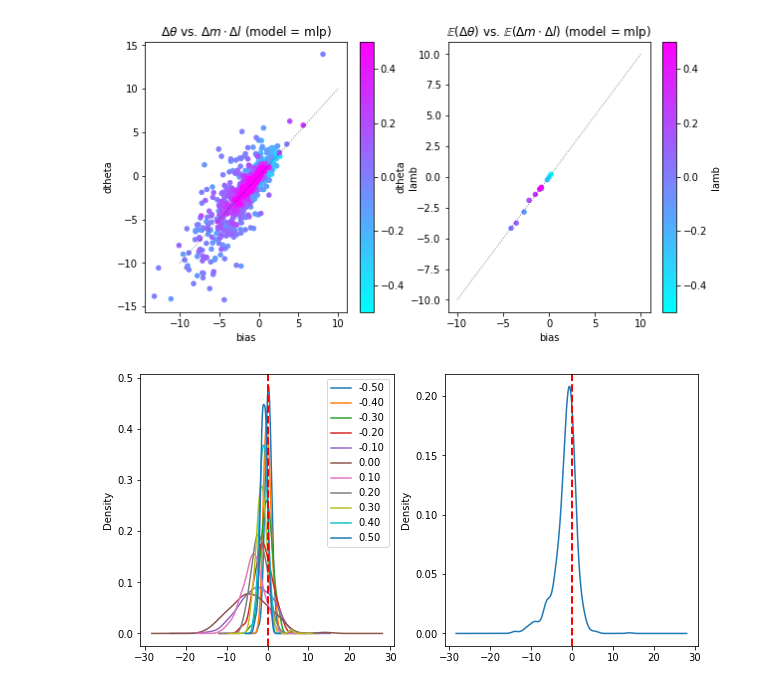
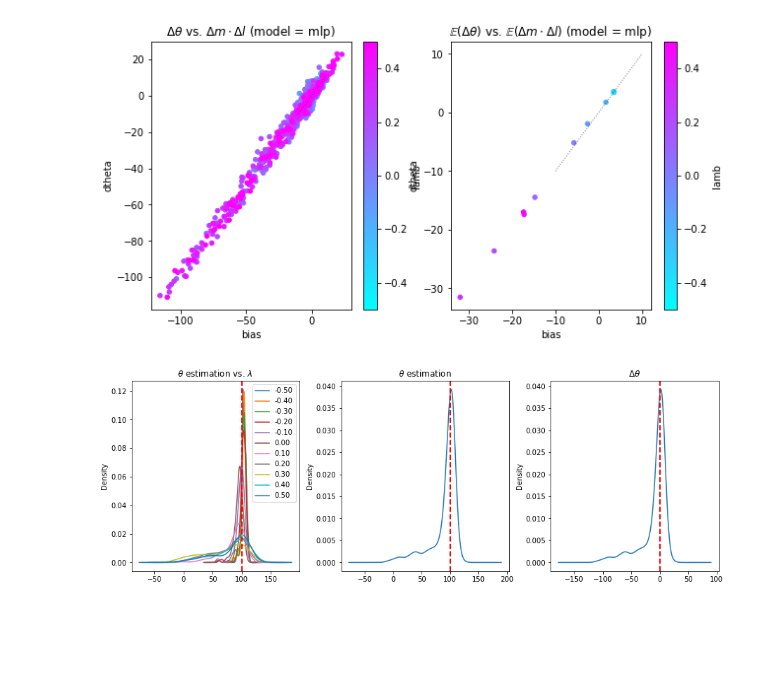
Before and after one commit to nitaifingerhut/double_machine_learning, a Jupyter notebook: combined_ml.ipynb, the cells around one changed output. Drawn from its saved outputs; the diff is of its cells as text; code cells hidden in the pictures; blank space fills up the shorter version.

```diff
--- a/combined_ml.ipynb
+++ b/combined_ml.ipynb
@@ -13,7 +13,7 @@ from wrap.utils import train_test_split
 p = 20
 n = 200
 rho = 0
-theta = 0
+theta = 100
 lamb = 1
 # %%
 def run_experiments(theta, lambds, num_exp=10):
@@ -68,22 +68,29 @@ axs[0].set_title('$\\Delta \\theta$ vs. $\\Delta m \cdot \\Delta l$ (model = mlp
 plot_results(df_avg, axs[1])
 axs[1].set_title('$\mathbb{E}(\\Delta \\theta$) vs. $\mathbb{E}(\\Delta m \cdot \\Delta l)$ (model = mlp)')
 
-plt.savefig('results/coupled_ml_bias_' + str(theta) + '_.pdf', bbox_inches='tight')
+plt.savefig('results/combined_ml_bias_' + str(theta) + '_.pdf', bbox_inches='tight')
 plt.show()
 # %% [output]
-[figure, old version]
+[figure, new version]
 # %%
-_, axs = plt.subplots(1, 2, figsize=(10, 5))
+_, axs = plt.subplots(1, 3, figsize=(15, 5))
 for lamb in lambds:
     df_tmp = df[df['lamb'] == lamb]
     df_tmp['theta.hat'].plot.kde(ax=axs[0], label='{:.2f}'.format(lamb))
 axs[0].legend()
 axs[0].axvline(x=theta, linestyle='--', linewidth=2., color='red')
+axs[0].set_title('$\\theta$ estimation vs. $\lambda$')
 
 df['theta.hat'].plot.kde(ax=axs[1])
 axs[1].axvline(x=theta, linestyle='--', linewidth=2., color='red')
+axs[1].set_title('$\\theta$ estimation')
 
-plt.savefig('results/coupled_ml_theta_' + str(theta) + '_.pdf', bbox_inches='tight')
+df['dtheta'].plot.kde(ax=axs[2])
+axs[2].axvline(x=0, linestyle='--', linewidth=2., color='red')
+axs[2].set_title('$\\Delta \\theta$')
+
+plt.subplots_adjust(wspace=0.25)
+plt.savefig('results/combined_ml_theta_' + str(theta) + '_.pdf', bbox_inches='tight')
 plt.show()
 # %% [output]
-[figure, old version]
+[figure, new version]
```
Also changed, not shown: 29 other files.
